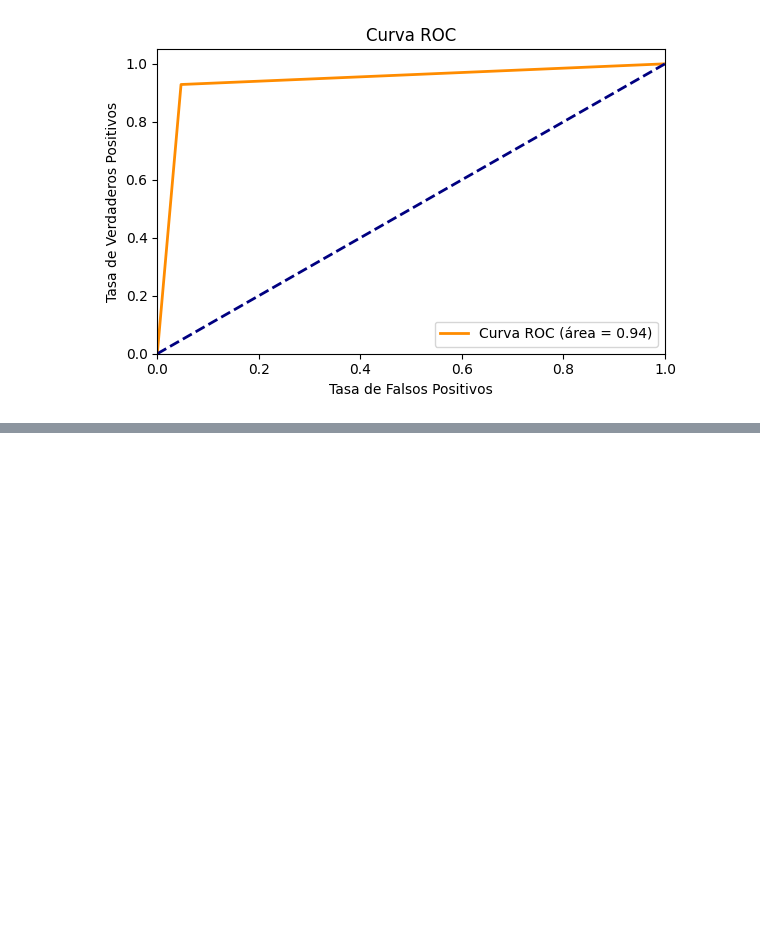
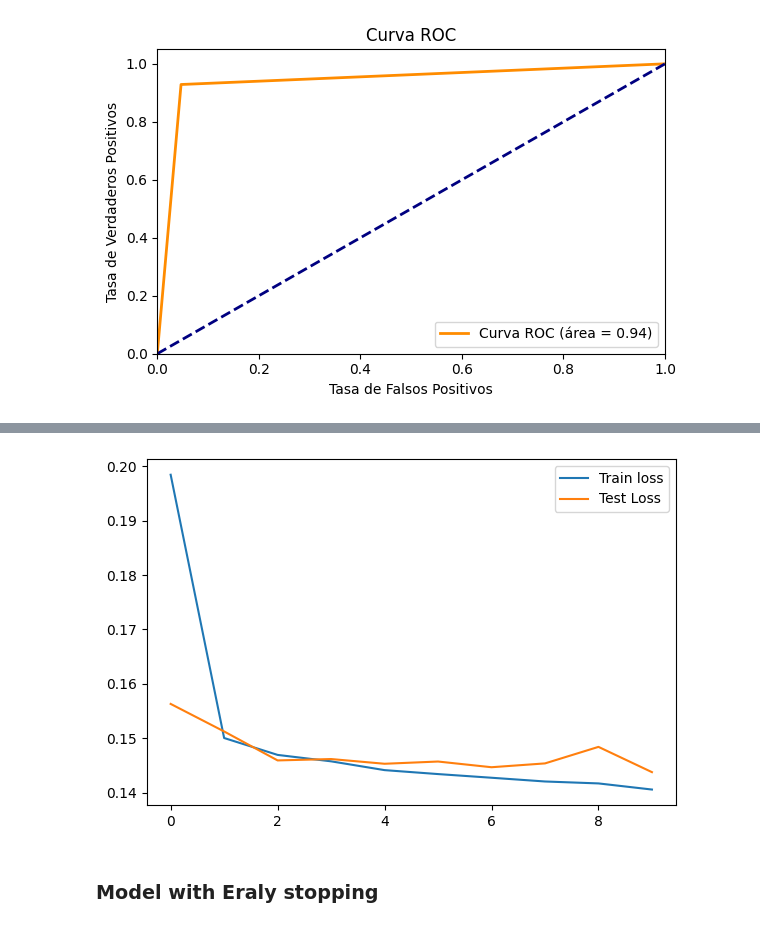
Before and after one commit to SimonBIgnacio/Hotel_evaluation, a Jupyter notebook: Prediction model/Hotel_predictions.ipynb, the cells around one changed output, grey strips where cells are left out. Drawn from its saved outputs; the diff is of its cells as text; code cells hidden in the pictures; blank space fills up the shorter version.

```diff
--- a/Prediction model/Hotel_predictions.ipynb
+++ b/Prediction model/Hotel_predictions.ipynb
@@ -816,0 +822,7 @@ plt.show()
+# %%
+from tensorflow.keras.models import Sequential
+from tensorflow.keras.layers import Dense
+# Step 1: Define our network structure
+# Save the number of features we have as our input shape
+input_shape = X_train_df.shape[1]
+input_shape
@@ -816,0 +932,9 @@ plt.show()
+# %%
+# Visualize the loss
+plt.plot(history.history['loss'], label='Train loss')
+plt.plot(history.history['val_loss'], label='Test Loss')
+plt.legend();
+# %% [output]
+[figure, added]
+# %% [markdown]
+### Model with Eraly stopping
```
Also changed, not shown: parts of 23 cells of this notebook, 2 other files.
